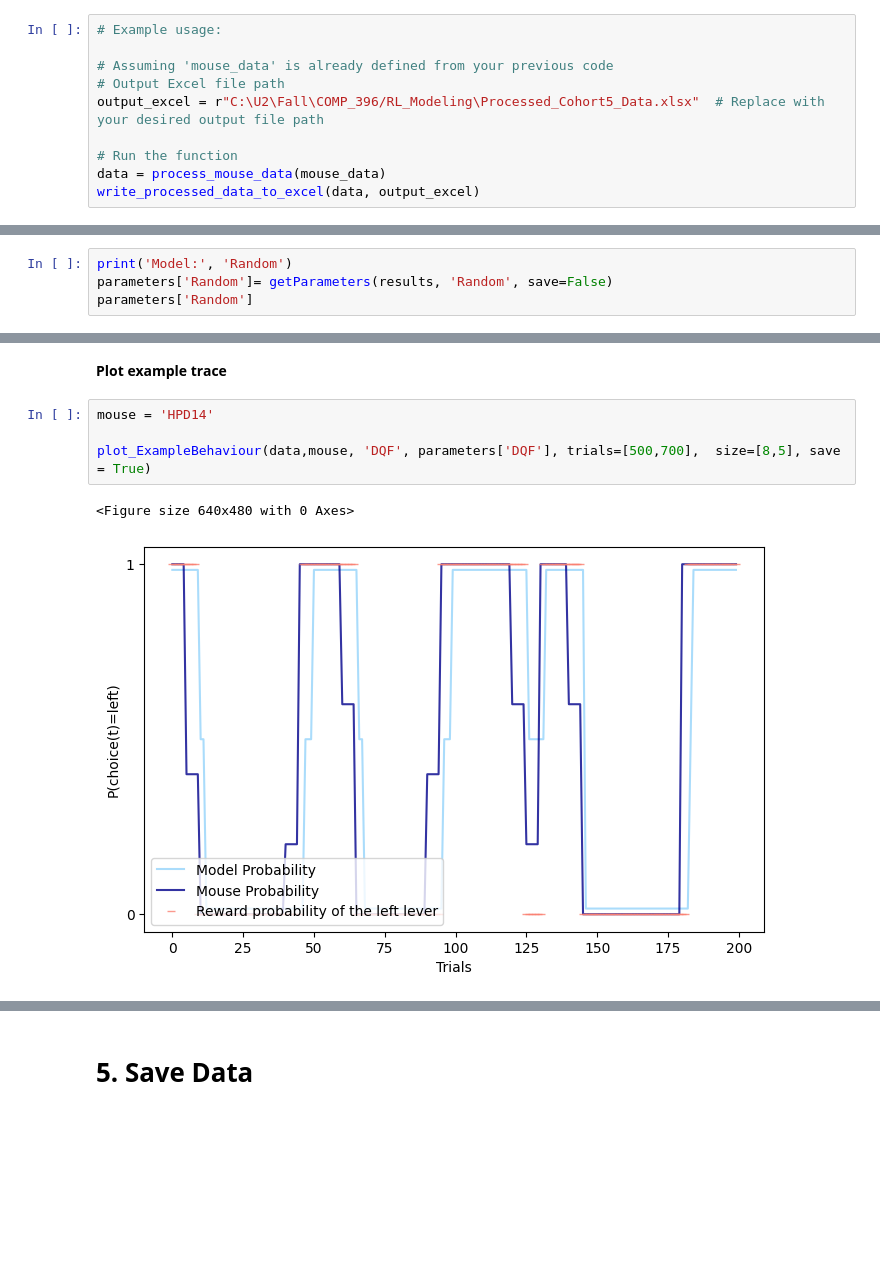
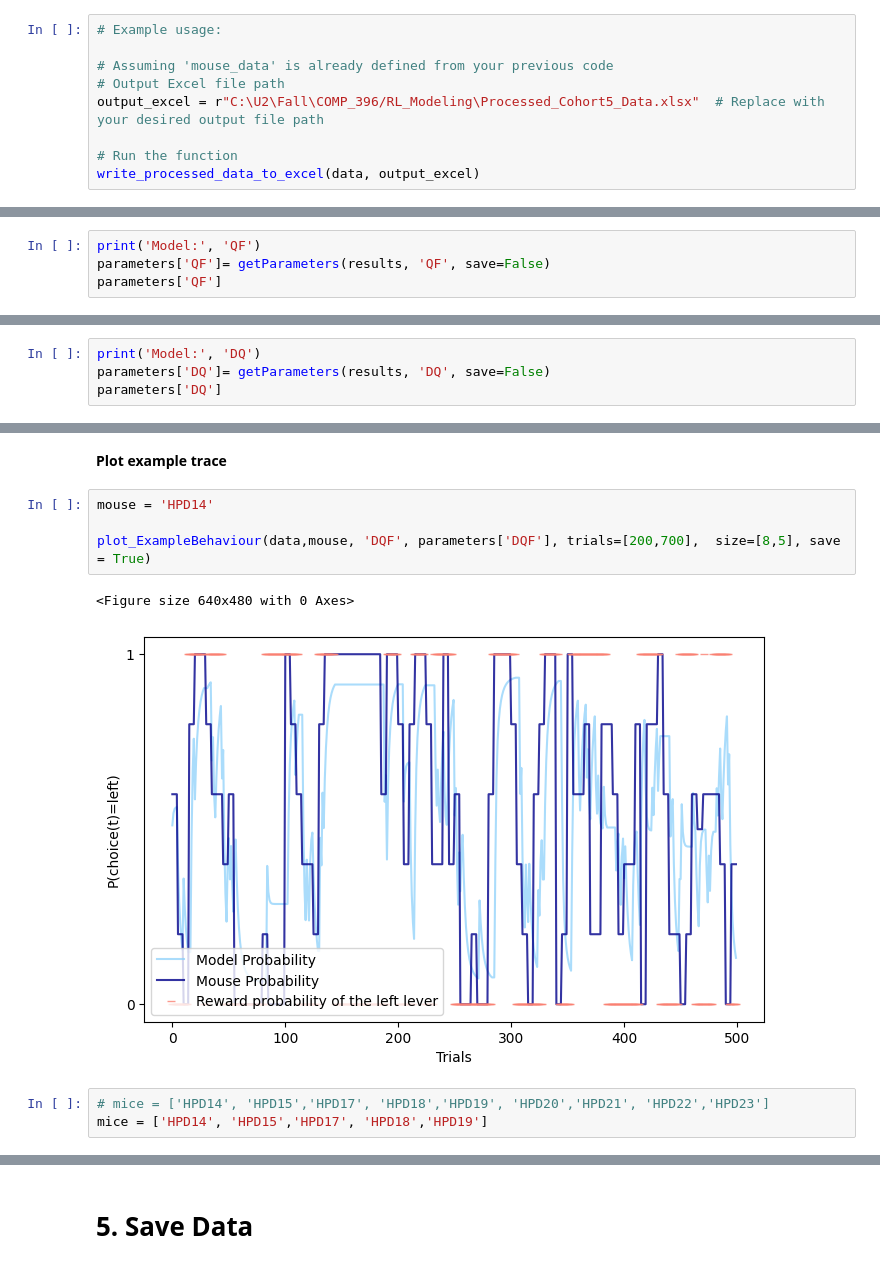
Before and after one commit to Finnley111/RL_Modeling_Mouse_Data, a Jupyter notebook: RL_Modeling.ipynb, the cells around one changed output, grey strips where cells are left out. Cells and saved outputs as stored; diff of their text form; blank space fills up the shorter version.

Commit message:
Finalized data preprocessing so the df works properly with modeling functions

```diff
--- a/RL_Modeling.ipynb
+++ b/RL_Modeling.ipynb
@@ -639,7 +525,6 @@ def write_processed_data_to_excel(processed_data, output_file):
 output_excel = r"C:\U2\Fall\COMP_396/RL_Modeling\Processed_Cohort5_Data.xlsx"  # Replace with your desired output file path
 
 # Run the function
-data = process_mouse_data(mouse_data)
 write_processed_data_to_excel(data, output_excel)
 # %% [output]
 Processed mouse: HPD14
@@ -1632,5 +1550,5 @@ Model: DQF
 # %%
-print('Model:', 'Random')
-parameters['Random']= getParameters(results, 'Random', save=False)
-parameters['Random']
+print('Model:', 'QF')
+parameters['QF']= getParameters(results, 'QF', save=False)
+parameters['QF']
 # %% [output]
@@ -1647,0 +1562,4 @@ Model: Random
+# %%
+print('Model:', 'DQ')
+parameters['DQ']= getParameters(results, 'DQ', save=False)
+parameters['DQ']
@@ -1650,7 +1576,10 @@ Model: Random
 # %%
 mouse = 'HPD14'
 
-plot_ExampleBehaviour(data,mouse, 'DQF', parameters['DQF'], trials=[500,700],  size=[8,5], save = True)
+plot_ExampleBehaviour(data,mouse, 'DQF', parameters['DQF'], trials=[200,700],  size=[8,5], save = True)
 # %% [output]
 <Figure size 640x480 with 0 Axes>
-[figure, old version]
+[figure, new version]
+# %%
+# mice = ['HPD14', 'HPD15','HPD17', 'HPD18','HPD19', 'HPD20','HPD21', 'HPD22','HPD23']
+mice = ['HPD14', 'HPD15','HPD17', 'HPD18','HPD19']
```
Also changed, not shown: parts of 21 cells of this notebook.
